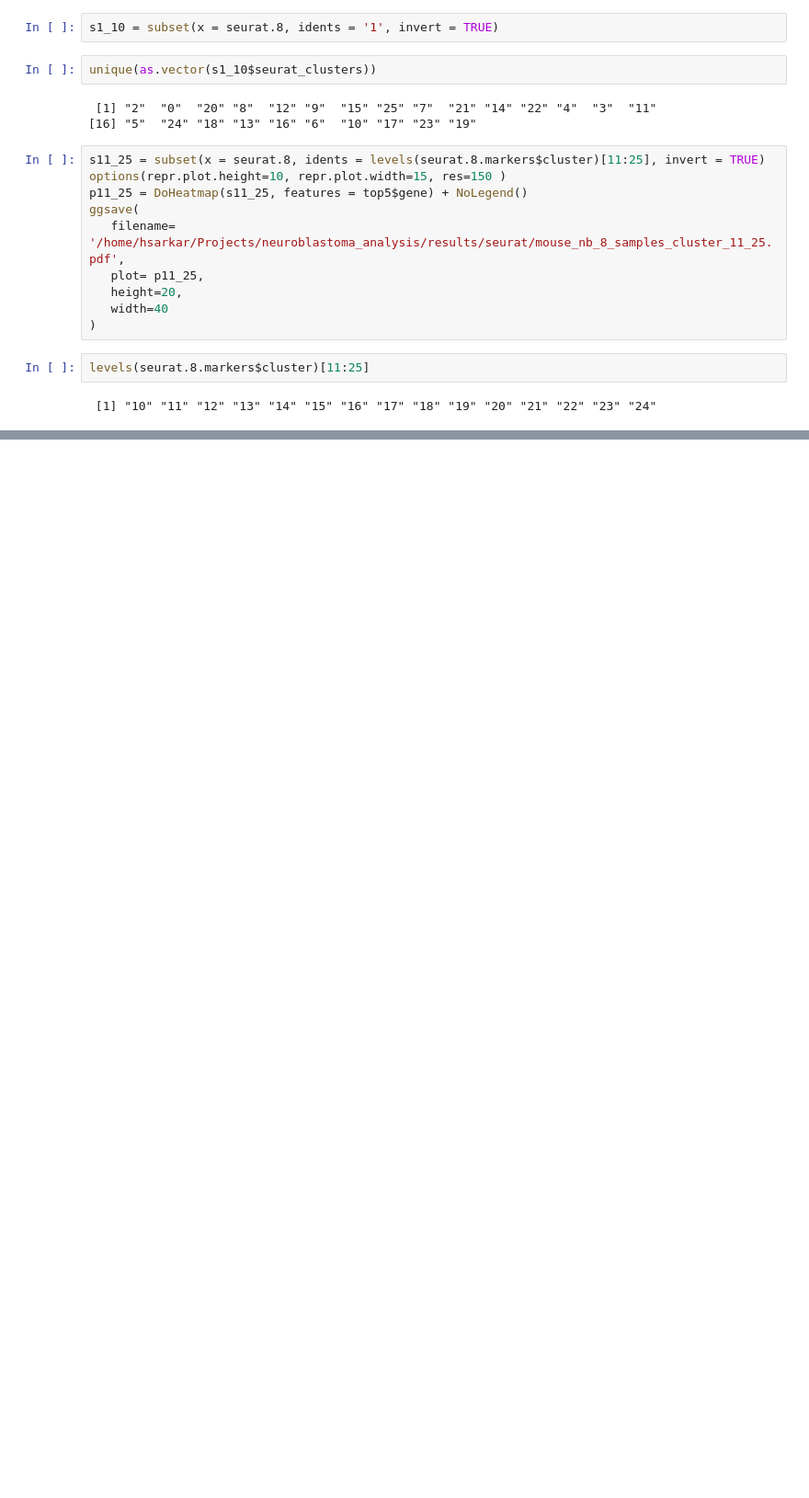
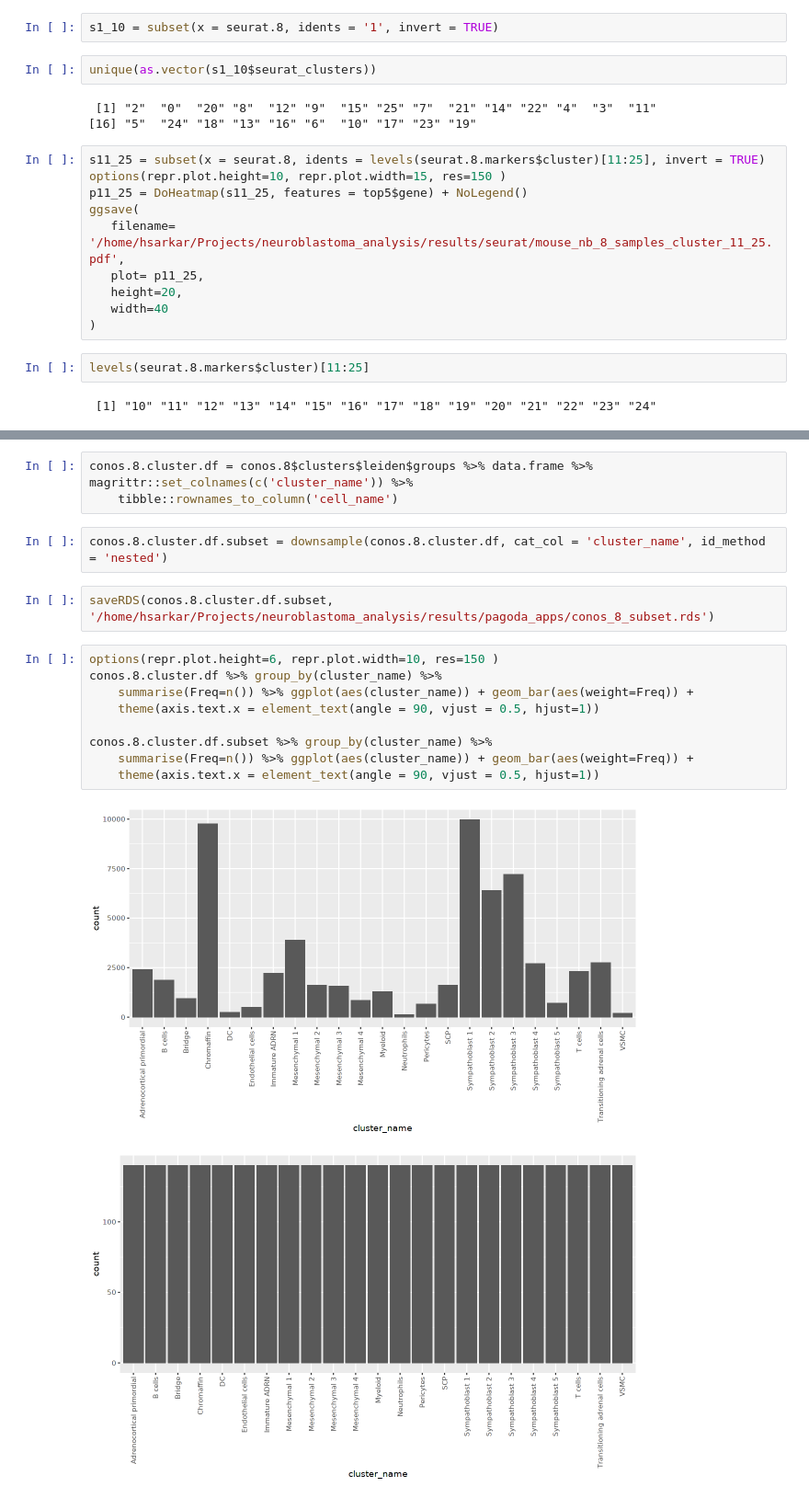
Before and after one commit to hiraksarkar/neuroblastoma_analysis, a Jupyter notebook: notebook/Mouse_NB_Adrenal_8_samples.ipynb, the cells around one changed output, grey strips where cells are left out. Shown at 92% size. Drawn from its saved outputs; the diff is of its cells as text; blank space fills up the shorter version.

```diff
--- a/notebook/Mouse_NB_Adrenal_8_samples.ipynb
+++ b/notebook/Mouse_NB_Adrenal_8_samples.ipynb
@@ -161,0 +188,19 @@ levels(seurat.8.markers$cluster)[11:25]
+# %%
+conos.8.cluster.df = conos.8$clusters$leiden$groups %>% data.frame %>% magrittr::set_colnames(c('cluster_name')) %>%
+    tibble::rownames_to_column('cell_name')
+# %%
+conos.8.cluster.df.subset = downsample(conos.8.cluster.df, cat_col = 'cluster_name', id_method = 'nested')
+# %%
+saveRDS(conos.8.cluster.df.subset, '/home/hsarkar/Projects/neuroblastoma_analysis/results/pagoda_apps/conos_8_subset.rds')
+# %%
+options(repr.plot.height=6, repr.plot.width=10, res=150 )
+conos.8.cluster.df %>% group_by(cluster_name) %>%
+    summarise(Freq=n()) %>% ggplot(aes(cluster_name)) + geom_bar(aes(weight=Freq)) +
+    theme(axis.text.x = element_text(angle = 90, vjust = 0.5, hjust=1))
+
+conos.8.cluster.df.subset %>% group_by(cluster_name) %>%
+    summarise(Freq=n()) %>% ggplot(aes(cluster_name)) + geom_bar(aes(weight=Freq)) +
+    theme(axis.text.x = element_text(angle = 90, vjust = 0.5, hjust=1))
+# %% [output]
+[figure, added]
+[figure, added]
```
Also changed, not shown: parts of 6 cells of this notebook, 1 other file.
